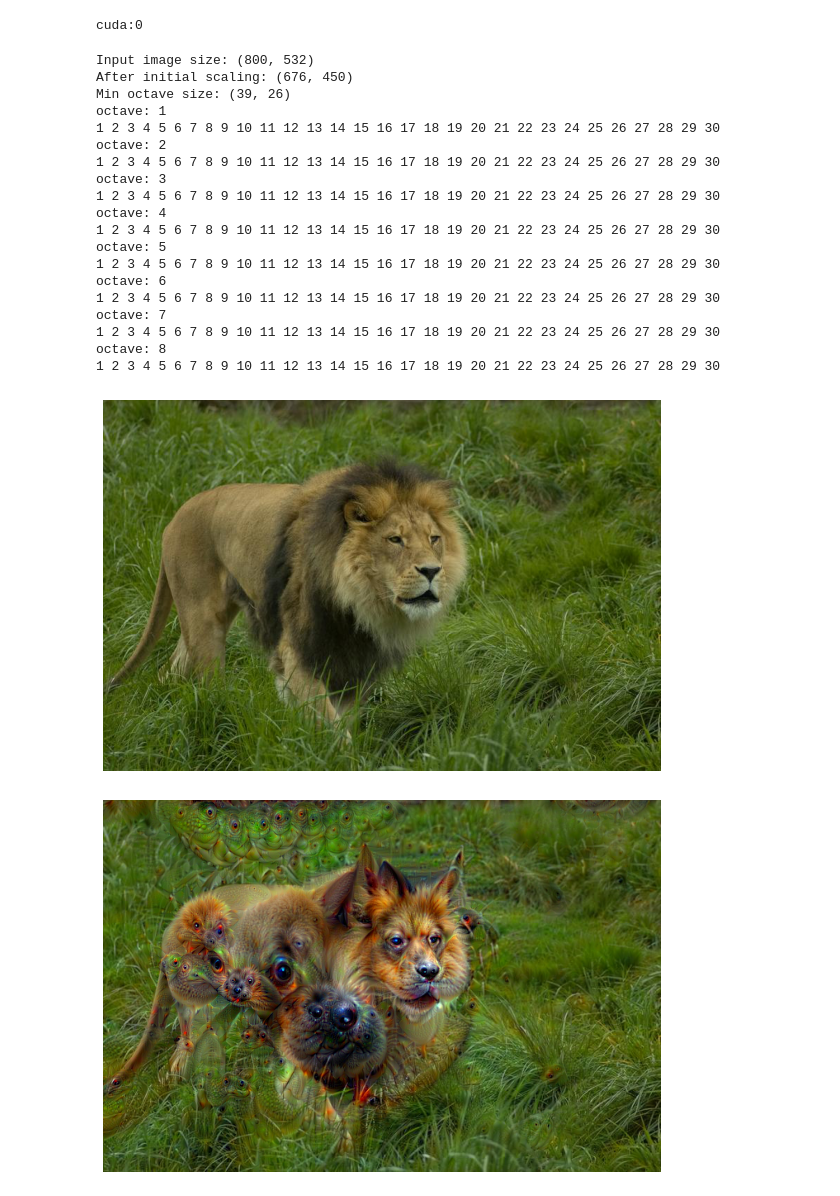
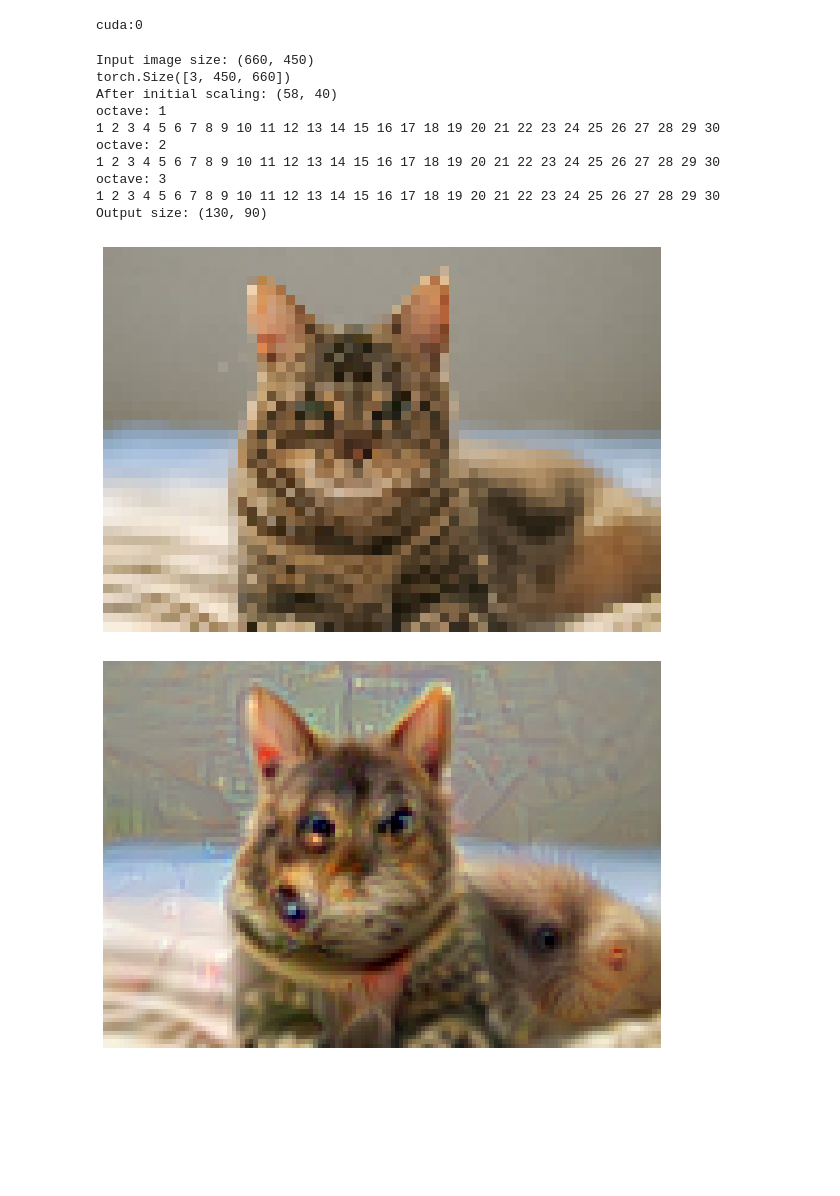
Before and after one commit to CallumFerguson/ImageProcessingFinal, a Jupyter notebook: DeepDream/DeepDream.ipynb, the cells around one changed output. Saved outputs shown, nothing was run; the diff lists cells and outputs as text; code cells hidden in the pictures; blank space fills up the shorter version.

```diff
--- a/DeepDream/DeepDream.ipynb
+++ b/DeepDream/DeepDream.ipynb
@@ -132,6 +132,8 @@ def dreamUpscale(input_image, parameter_group):
         print("octave: {}".format(octave + 1))
         image = dream(image.detach().clone(), iterations, learning_rate)
         octave += 1
+        if octave == octaves:
+            break
 
     print("Output size: {}".format((image.size()[3], image.size()[2])))
 
@@ -157,10 +159,11 @@ default = (26, 0.0025, 1.5, 8, 30)
 default2 = (31, 0.005, 1.5, 8, 30)
 circles = (17, 0.0075, 1.5, 8, 30)
 lines = (15, 0.0075, 1.5, 8, 30)
+quick = (26, 0.0025, 1.5, 3, 30)
 
-image_name = "lion.jpg"
-parameter_group = default
-method = 0 #0=octaves, 1=upscale, 2=upscale_uncapped
+image_name = "SampleImages\\cat.jpg"
+parameter_group = quick
+method = 1 #0=octaves, 1=upscale, 2=upscale_uncapped
 
 layer_cut, learning_rate, octave_scale, octaves, iterations = parameter_group
 
@@ -168,45 +171,38 @@ network = models.vgg19(pretrained=True).to(device)
 for param in network.parameters():
     param.require_grad = False
 layers = list(network.features.children())
 network = nn.Sequential(*layers[: (layer_cut + 1)])
 
 input_image = Image.open(image_name)
+input_image = input_image.convert("RGB")
 print("Input image size: {}".format(input_image.size))
 input_image = toTensor(input_image).to(device)
+print(input_image.size())
 # input_image = torch.rand([3, 30, 30], device=device)
 # input_image = torch.ones([3, 30, 30], device=device) * 0.5
 input_image = normalize(input_image)
 input_image = input_image.unsqueeze(0) #single image to batch of size one [3, width, height] -> [1, 3, width, height]
 
 if method == 0:
     dreamed_image = dreamOctaves(input_image, parameter_group)
 elif method == 1:
     input_image, dreamed_image = dreamUpscale(input_image, parameter_group)
 else:
     dreamed_image = dreamUpscaleUncapped(input_image, parameter_group, 1.5, 6)
 
 showImage(input_image, (10, 10))
 showImage(dreamed_image, (10, 10))
 toPILImage(dreamed_image).save("out.jpg")
 # %% [output]
-Input image size: (800, 532)
-After initial scaling: (676, 450)
-Min octave size: (39, 26)
+Input image size: (660, 450)
+torch.Size([3, 450, 660])
+After initial scaling: (58, 40)
 octave: 1
 1 2 3 4 5 6 7 8 9 10 11 12 13 14 15 16 17 18 19 20 21 22 23 24 25 26 27 28 29 30
 octave: 2
 1 2 3 4 5 6 7 8 9 10 11 12 13 14 15 16 17 18 19 20 21 22 23 24 25 26 27 28 29 30
 octave: 3
 1 2 3 4 5 6 7 8 9 10 11 12 13 14 15 16 17 18 19 20 21 22 23 24 25 26 27 28 29 30
-octave: 4
-1 2 3 4 5 6 7 8 9 10 11 12 13 14 15 16 17 18 19 20 21 22 23 24 25 26 27 28 29 30
-octave: 5
-1 2 3 4 5 6 7 8 9 10 11 12 13 14 15 16 17 18 19 20 21 22 23 24 25 26 27 28 29 30
-octave: 6
-1 2 3 4 5 6 7 8 9 10 11 12 13 14 15 16 17 18 19 20 21 22 23 24 25 26 27 28 29 30
-octave: 7
-1 2 3 4 5 6 7 8 9 10 11 12 13 14 15 16 17 18 19 20 21 22 23 24 25 26 27 28 29 30
-octave: 8
-1 2 3 4 5 6 7 8 9 10 11 12 13 14 15 16 17 18 19 20 21 22 23 24 25 26 27 28 29 30
+Output size: (130, 90)
-[figure, old version]
+[figure, new version]
-[figure, old version]
+[figure, new version]
```
Also changed, not shown: 4 other files.
